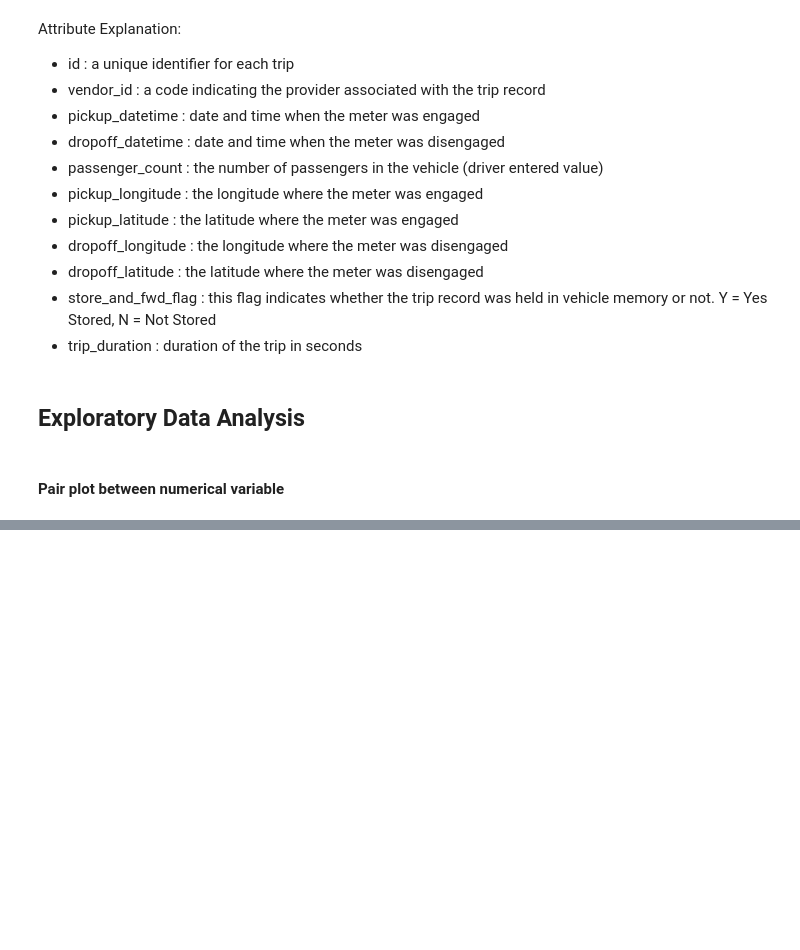
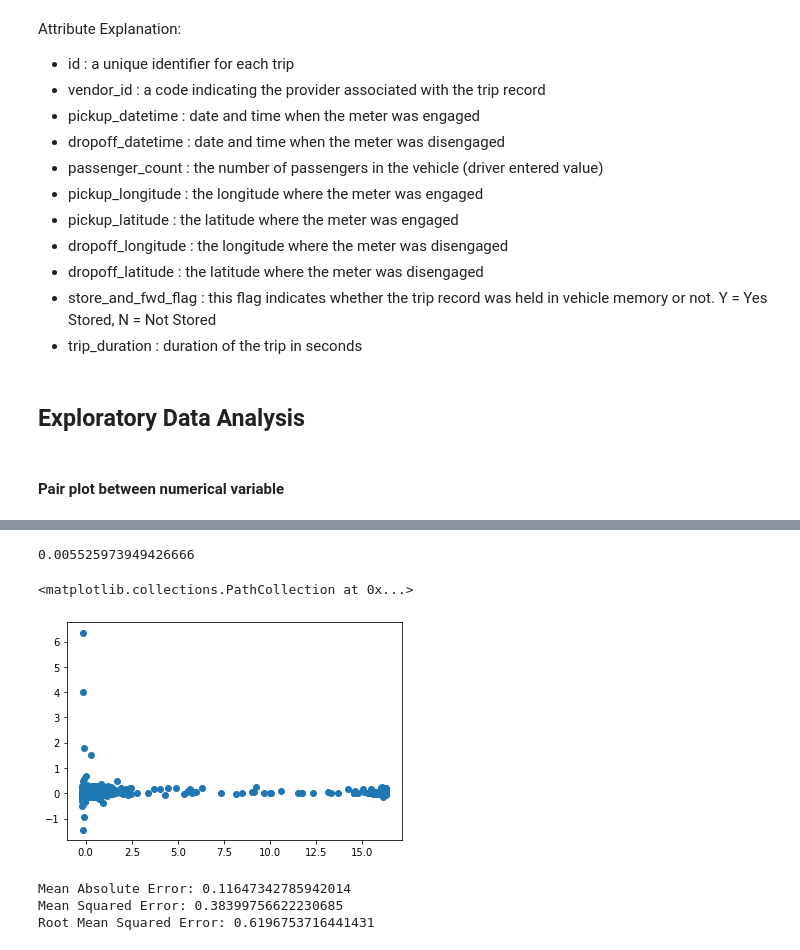
Before and after one commit to Litaa/life-expectancy-prediction-using-multiple-linear-regression, a Jupyter notebook: rm_taxi_predict.ipynb, the cells around one changed output, grey strips where cells are left out. Drawn from its saved outputs; the diff is of its cells as text; code cells hidden in the pictures; blank space fills up the shorter version.

```diff
--- a/rm_taxi_predict.ipynb
+++ b/rm_taxi_predict.ipynb
@@ -99,0 +225,15 @@ KeyboardInterrupt:
+# %%
+print(lm.score(X_test,y_test))
+plt.scatter(y_test,predictions)
+# %% [output]
+0.005525973949426666
+<matplotlib.collections.PathCollection at 0x...>
+[figure, added]
+# %%
+print('Mean Absolute Error:', metrics.mean_absolute_error(y_test, predictions))
+print('Mean Squared Error:', metrics.mean_squared_error(y_test, predictions))
+print('Root Mean Squared Error:', np.sqrt(metrics.mean_squared_error(y_test, predictions)))
+# %% [output]
+Mean Absolute Error: 0.11647342785942014
+Mean Squared Error: 0.38399756622230685
+Root Mean Squared Error: 0.6196753716441431
```
Also changed, not shown: parts of 38 cells of this notebook.
